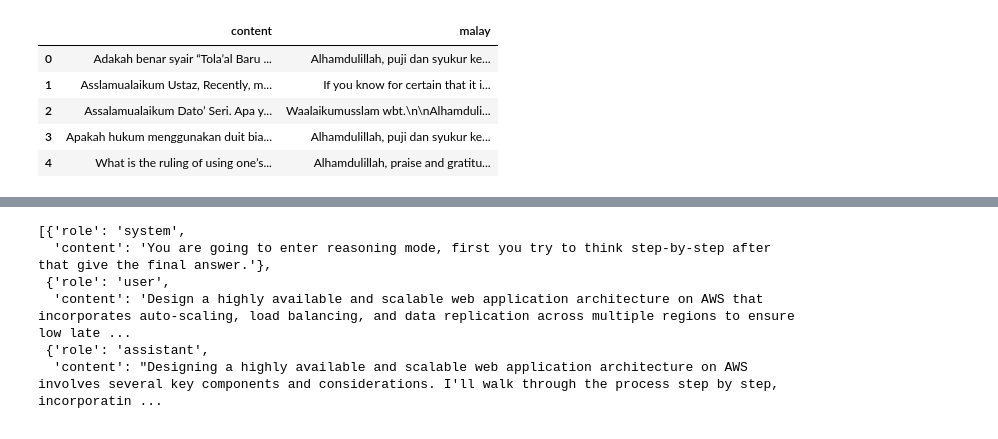
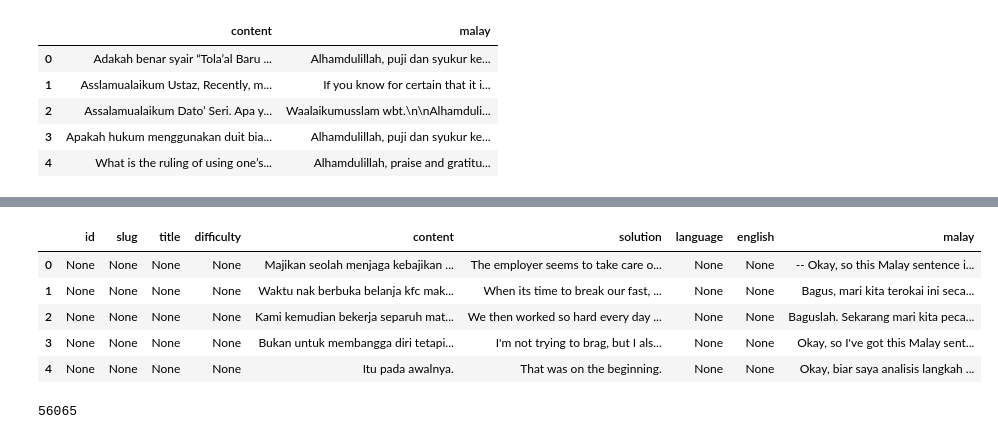
Before and after one commit to mesolitica/malaysian-dataset, a Jupyter notebook: llm-instruction/malaysian-sft/prepare-malaysian-sft-reasoning.ipynb, the cells around one changed output, grey strips where cells are left out. Drawn from its saved outputs; the diff is of its cells as text; code cells hidden in the pictures.

```diff
--- a/llm-instruction/malaysian-sft/prepare-malaysian-sft-reasoning.ipynb
+++ b/llm-instruction/malaysian-sft/prepare-malaysian-sft-reasoning.ipynb
@@ -169,9 +280,32 @@ len(instructions)
 # %%
-instructions[0]
+df = pd.read_parquet('reasoning/data/iium_confession_translation-00000-of-00001.parquet')
+df.head()
 # %% [output]
-[{'role': 'system',
-  'content': 'You are going to enter reasoning mode, first you try to think step-by-step after that give the final answer.'},
- {'role': 'user',
-  'content': 'Design a highly available and scalable web application architecture on AWS that incorporates auto-scaling, load balancing, and data replication across multiple regions to ensure low late ...
- {'role': 'assistant',
-  'content': "Designing a highly available and scalable web application architecture on AWS involves several key components and considerations. I'll walk through the process step by step, incorporatin ...
+|  | id | slug | title | difficulty | content | solution | language | english | malay |
+| 0 | None | None | None | None | Majikan seolah menjaga kebajikan ... | The employer seems to take care o... | None | None | -- Okay, so this Malay sentence i... |
+| 1 | None | None | None | None | Waktu nak berbuka belanja kfc mak... | When its time to break our fast, ... | None | None | Bagus, mari kita terokai ini seca... |
+| 2 | None | None | None | None | Kami kemudian bekerja separuh mat... | We then worked so hard every day ... | None | None | Baguslah. Sekarang mari kita peca... |
+| 3 | None | None | None | None | Bukan untuk membangga diri tetapi... | I'm not trying to brag, but I als... | None | None | Okay, so I've got this Malay sent... |
+| 4 | None | None | None | None | Itu pada awalnya. | That was on the beginning. | None | None | Okay, biar saya analisis langkah ... |
+# %%
+english = [
+    'standard english',
+    'inggeris baku',
+    'standard inggeris',
+]
+
+for i in range(len(df)):
+    if lang_model.predict(df.iloc[i]['content'].replace('\n', ' '))[0][0] == '__label__english':
+        system = reasoning_en
+    else:
+        system = reasoning_ms
+
+    instructions.append([
+        {'role': 'system', 'content': system},
+        {'role': 'user', 'content': df.iloc[i]['content'] + f"\n\nterjemah ke {random.choice(english)}"},
+        {'role': 'assistant', 'content': df.iloc[i]['malay']}
+    ])
+
+len(instructions)
+# %% [output]
+56065
```
Also changed, not shown: parts of 28 cells of this notebook, 2 other files.
